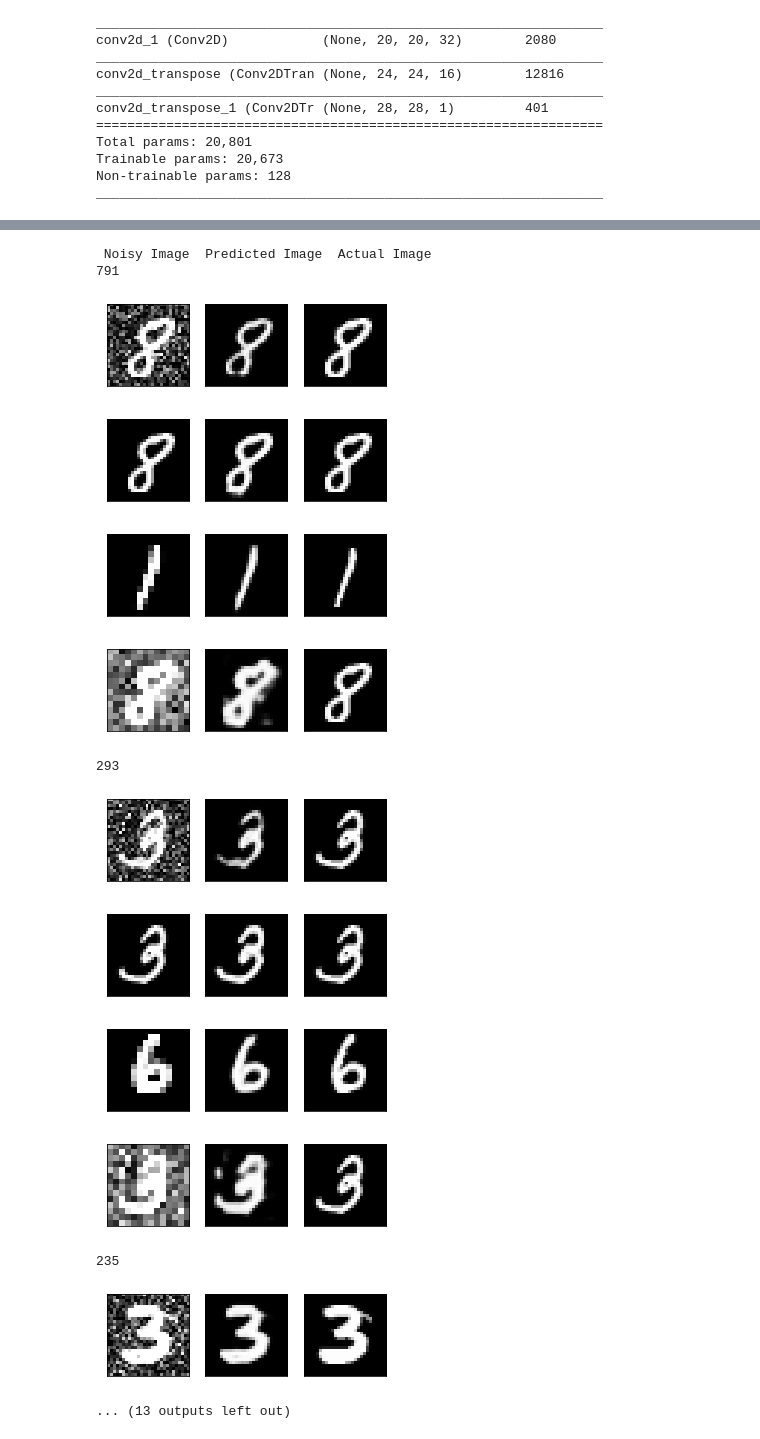
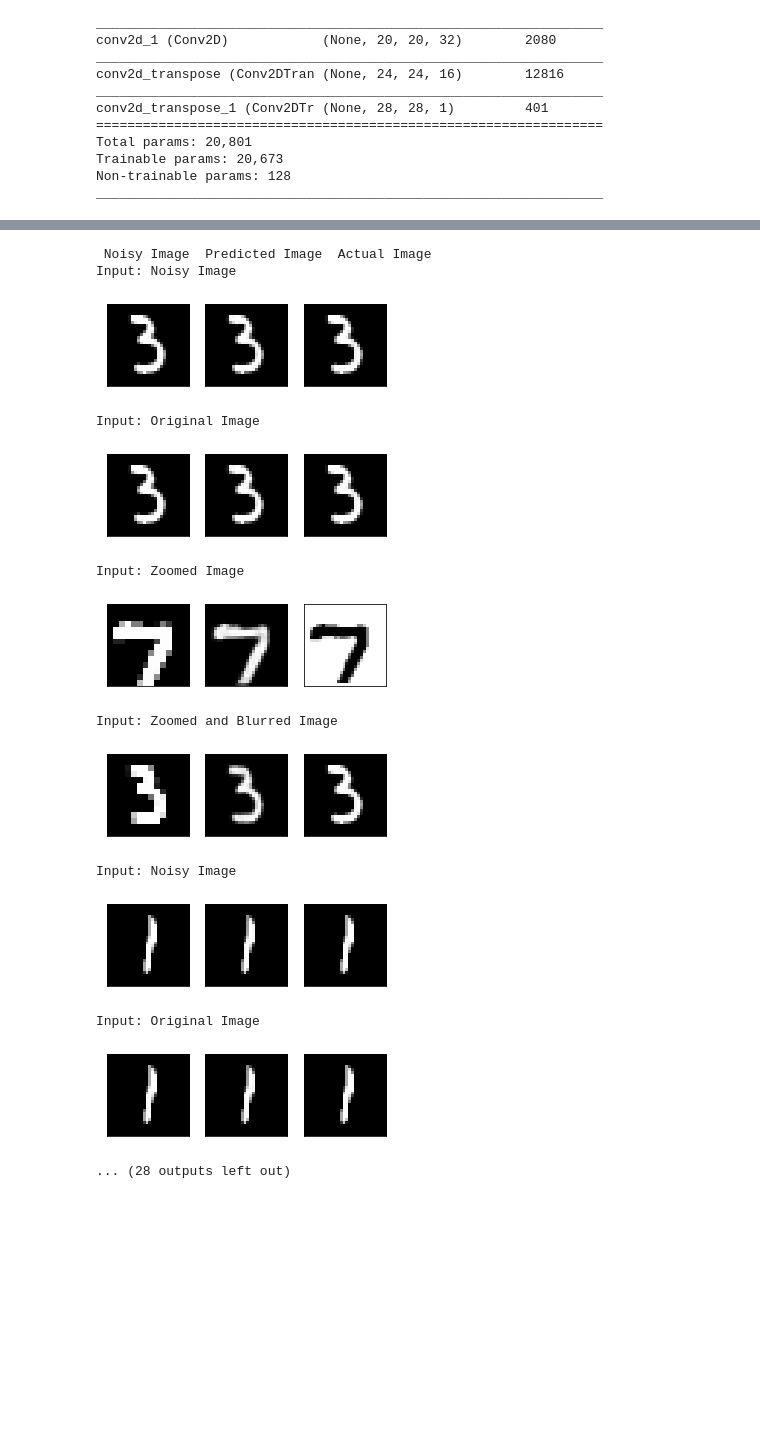
Before and after one commit to CoderSsVartak/Auto_Encoder, a Jupyter notebook: Auto_encoder.ipynb, the cells around one changed output, grey strips where cells are left out. Saved outputs shown, nothing was run; the diff lists cells and outputs as text; code cells hidden in the pictures; blank space fills up the shorter version.

Commit message:
Updated the model with white background images
Added white background images reducing overfitting on the borders

```diff
--- a/Auto_encoder.ipynb
+++ b/Auto_encoder.ipynb
@@ -108,6 +130,6 @@ actual
 # %%
 #Define the noisy dataset which will be input to the model
-x_train_noise, x_test_noise = scale_reshape_clip(add_noise(x_train)), scale_reshape_clip(add_noise(x_test))
+x_train_noise, x_test_noise = scale_reshape_clip(add_noise(x_train, clip=False)), scale_reshape_clip(add_noise(x_test, clip=False))
 
 #Reshape and scale the output dataset
 x_train, x_test = scale_reshape_clip(x_train), scale_reshape_clip(x_test)
@@ -117,14 +149,7 @@ x_test_noise, x_dev_noise, x_test, x_dev = train_test_split(x_test_noise, x_test
 # %%
 #add some noiseless data to the training set
-x_train_noise = np.concatenate((x_train_noise, x_test[:2000], blurred))
-x_train = np.concatenate((x_train, x_test[:2000], original))
+x_train_noise = np.concatenate((x_train_noise, x_test[:2000], blurred, white_noise, zoomed_white))
+x_train = np.concatenate((x_train, x_test[:2000], original, white_noise, original_white))
 
-x_test = np.concatenate((x_test[2000:], blurred[:2000]))
-x_test_noise = np.concatenate((x_test_noise[2000:], original[:2000]))
+x_test = np.concatenate((x_test[2000:], blurred[:2000], white_noise[:1000], zoomed_white[:1000]))
+x_test_noise = np.concatenate((x_test_noise[2000:], original[:2000], white_noise[:1000], original_white[:1000]))
-# %%
-#Visualize results:
-for i in range(2):
-    index = np.random.randint(50000, len(x_train))
-    ip_img, op_img = x_train[index], x_train_noise[index]
-    print(index)
-    plot([ip_img, op_img], figsize=(2, 2))
@@ -191,5 +238,5 @@ _________________________________________________________________
 # %%
 auto_encode.compile(loss=loss, optimizer=opt, metrics=['accuracy', 'binary_accuracy'])
 # %%
-history = auto_encode.fit(x_train_noise, x_train, epochs=5, batch_size=64, validation_data=(x_test_noise, x_test), shuffle=True)
+history = auto_encode.fit(x_train_noise, x_train, epochs=10, batch_size=64, validation_data=(x_test_noise, x_test), shuffle=True)
 # %% [output]
@@ -207,39 +260,42 @@ Epoch 5/5
 # %%
 print(" Noisy Image  Predicted Image  Actual Image")
 for i in range(5):
 
     #Select an image from development set
     index = np.random.randint(0, len(x_dev))
-    print(index)
     img_noise = x_dev_noise[index]
     img_org = x_dev[index]
     img_blur = blurred[index]
 
     #Make a prediction on noisy, original and a blurred image
     pred_noise = predict(auto_encode, img_noise)
     pred_org = predict(auto_encode, img_org)
     pred_blur = predict(auto_encode, img_blur)
     pred_noisy_blur = predict(auto_encode, predict(zoom_model, img_noise))
 
+    print("Input: Noisy Image")
     plot([img_noise*255, pred_noise*255, img_org*255], figsize=(5, 5))
+    print("Input: Original Image")
     plot([img_org*255, pred_org*255, img_org*255], figsize=(5, 5))
-    plot([img_blur*255, pred_blur*255, original[index]], figsize=(5, 5))
+    print("Input: Zoomed Image")
+    plot([img_blur*255, pred_blur*255, 1-original[index]], figsize=(5, 5))
+    print("Input: Zoomed and Blurred Image")
     plot([predict(zoom_model, img_noise)*255, pred_noisy_blur*255, img_org*255], figsize=(5, 5))
 # %% [output]
  Noisy Image  Predicted Image  Actual Image
-791
+Input: Noisy Image
-[figure, old version]
+[figure, new version]
+Input: Original Image
-[figure, old version]
+[figure, new version]
+Input: Zoomed Image
-[figure, old version]
+[figure, new version]
+Input: Zoomed and Blurred Image
-[figure, old version]
+[figure, new version]
-293
+Input: Noisy Image
-[figure, old version]
+[figure, new version]
+Input: Original Image
-[figure, old version]
+[figure, new version]
-[figure, removed]
-[figure, removed]
-235
-[figure, removed]
-... (13 outputs left out)
+... (28 outputs left out)
 # %%
 #Save the model
 auto_encode.save('mnist_auto_encoder_with_zoomed_images.h5')
```
Also changed, not shown: parts of 16 cells of this notebook.
